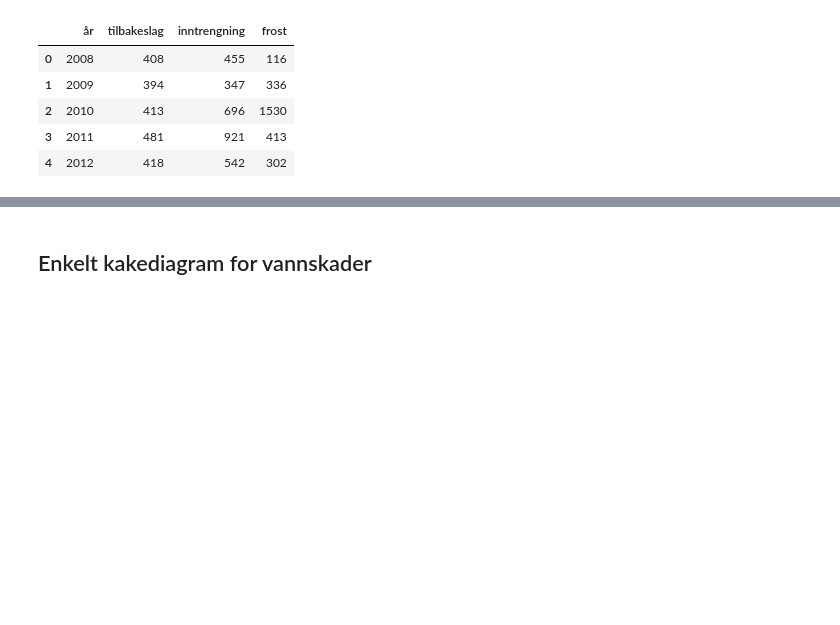
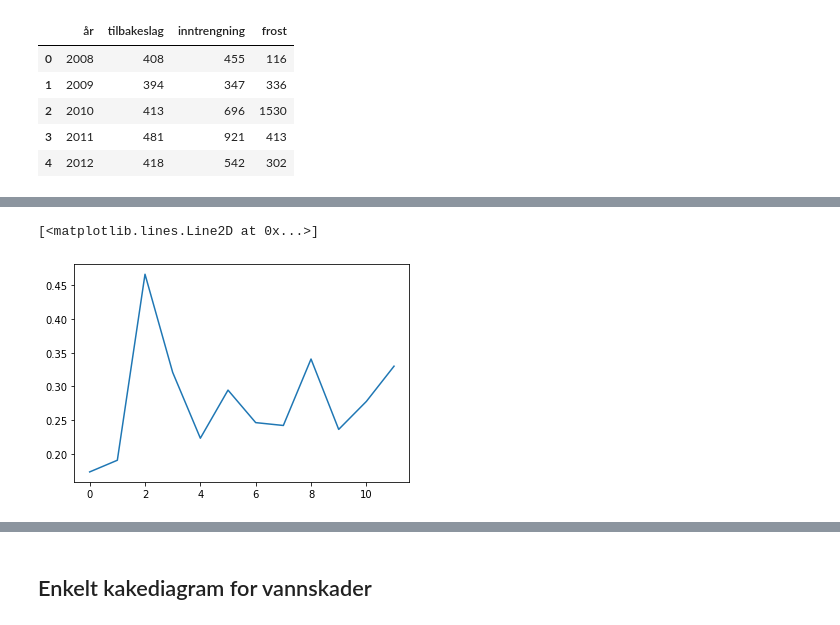
Before and after one commit to eirikngard/Eika, a Jupyter notebook: vannskade2.ipynb, the cells around one changed output, grey strips where cells are left out. Saved outputs shown, nothing was run; the diff lists cells and outputs as text; code cells hidden in the pictures; blank space fills up the shorter version.

```diff
--- a/vannskade2.ipynb
+++ b/vannskade2.ipynb
@@ -168,0 +170,9 @@ plt.show()
+# %%
+from sklearn.preprocessing import normalize
+alle = np.array(alle).reshape(-1, 1)
+#alle1=np.array([5]).reshape(-1,1)
+norma = normalize(alle,axis=0)
+plt.plot(norma)
+# %% [output]
+[<matplotlib.lines.Line2D at 0x...>]
+[figure, added]
```
Also changed, not shown: parts of 3 cells of this notebook.
